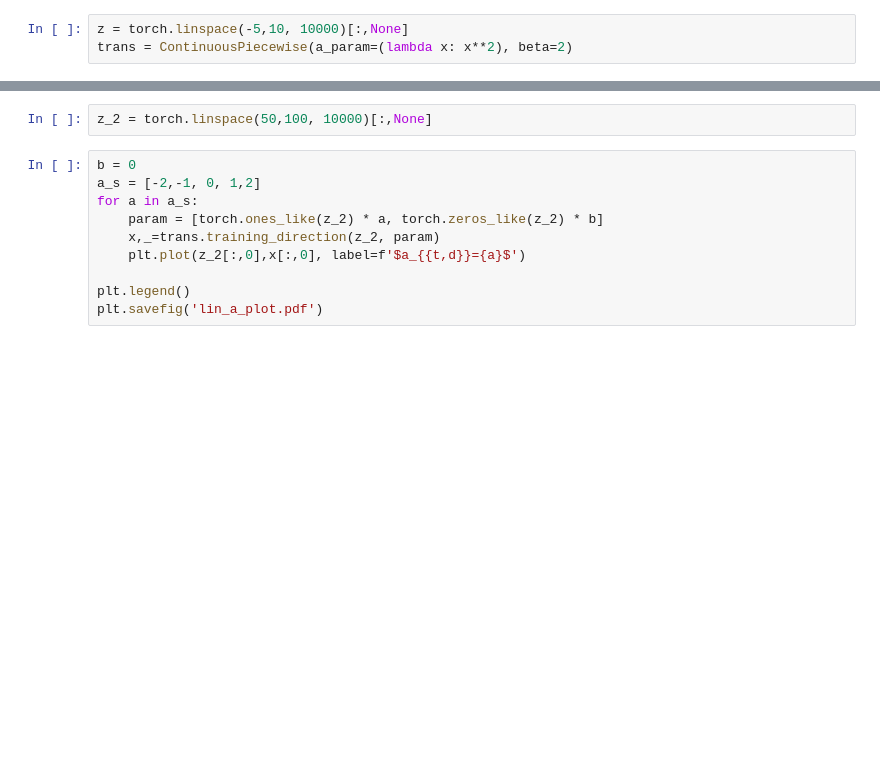
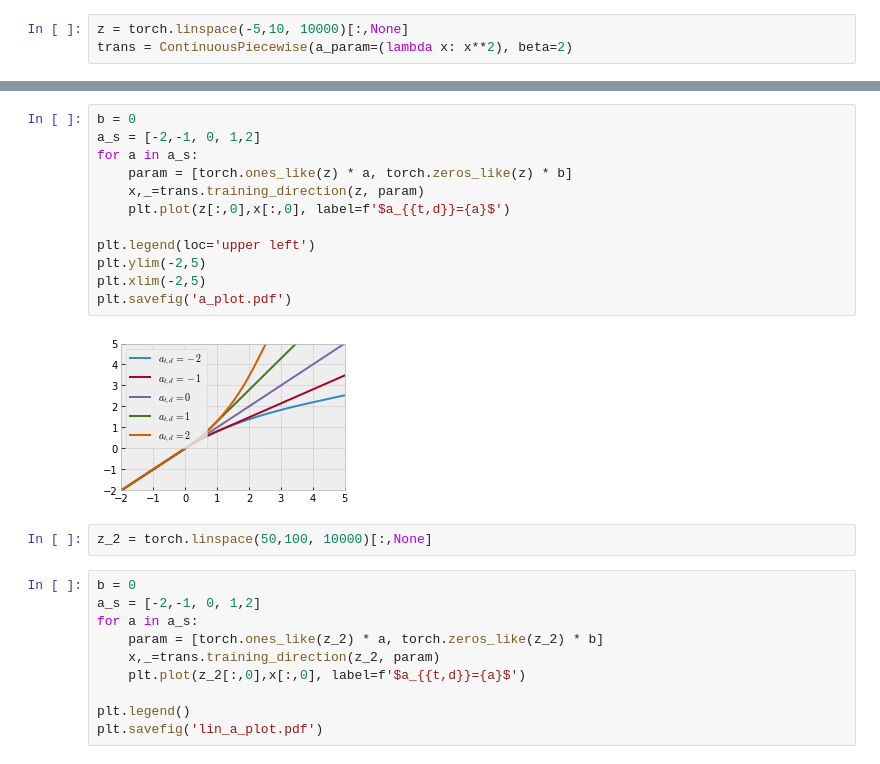
Before and after one commit to Watakani/Master, a Jupyter notebook: continuous_piecewise_plots.ipynb, the cells around one changed output, grey strips where cells are left out. Drawn from its saved outputs; the diff is of its cells as text; blank space fills up the shorter version.

```diff
--- a/continuous_piecewise_plots.ipynb
+++ b/continuous_piecewise_plots.ipynb
@@ -31,3 +50,17 @@ plt.savefig('a_plot.pdf')
+# %%
+b = 0
+a_s = [-2,-1, 0, 1,2]
+for a in a_s:
+    param = [torch.ones_like(z) * a, torch.zeros_like(z) * b]
+    x,_=trans.training_direction(z, param)
+    plt.plot(z[:,0],x[:,0], label=f'$a_{{t,d}}={a}$')
+
+plt.legend(loc='upper left')
+plt.ylim(-2,5)
+plt.xlim(-2,5)
+plt.savefig('a_plot.pdf')
+# %% [output]
+[figure, added]
 # %%
 z_2 = torch.linspace(50,100, 10000)[:,None]
 # %%
```
Also changed, not shown: parts of 5 cells of this notebook, 35 other files.
